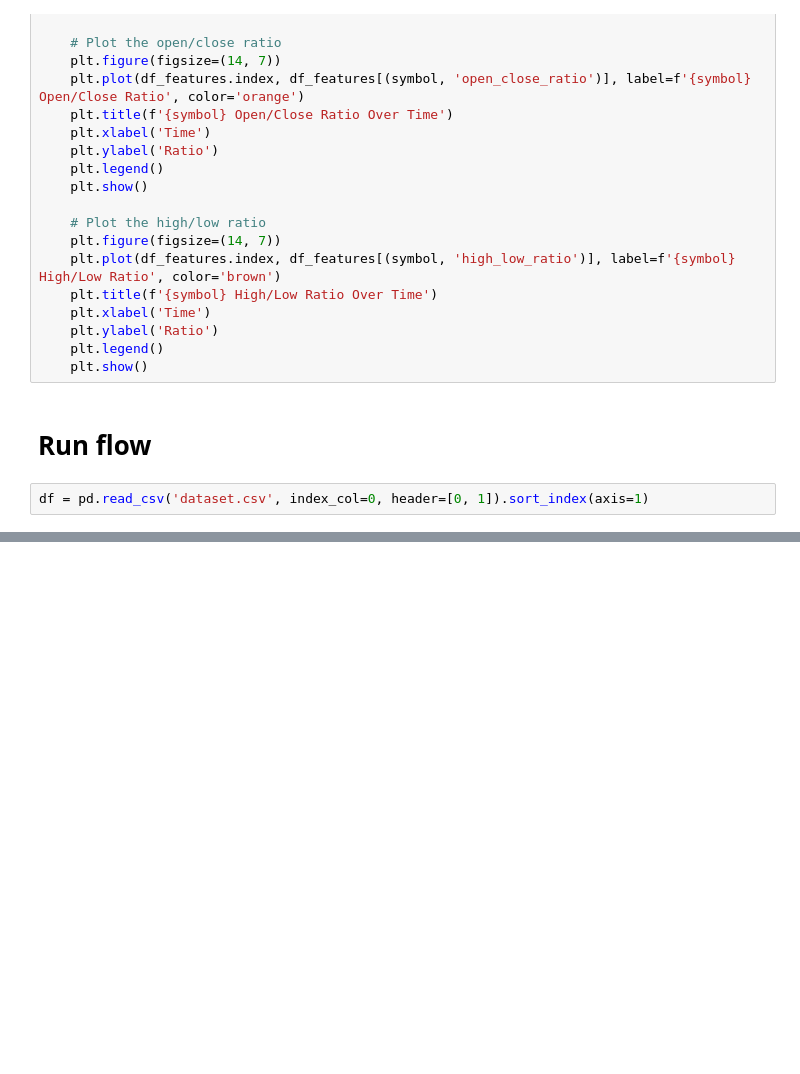
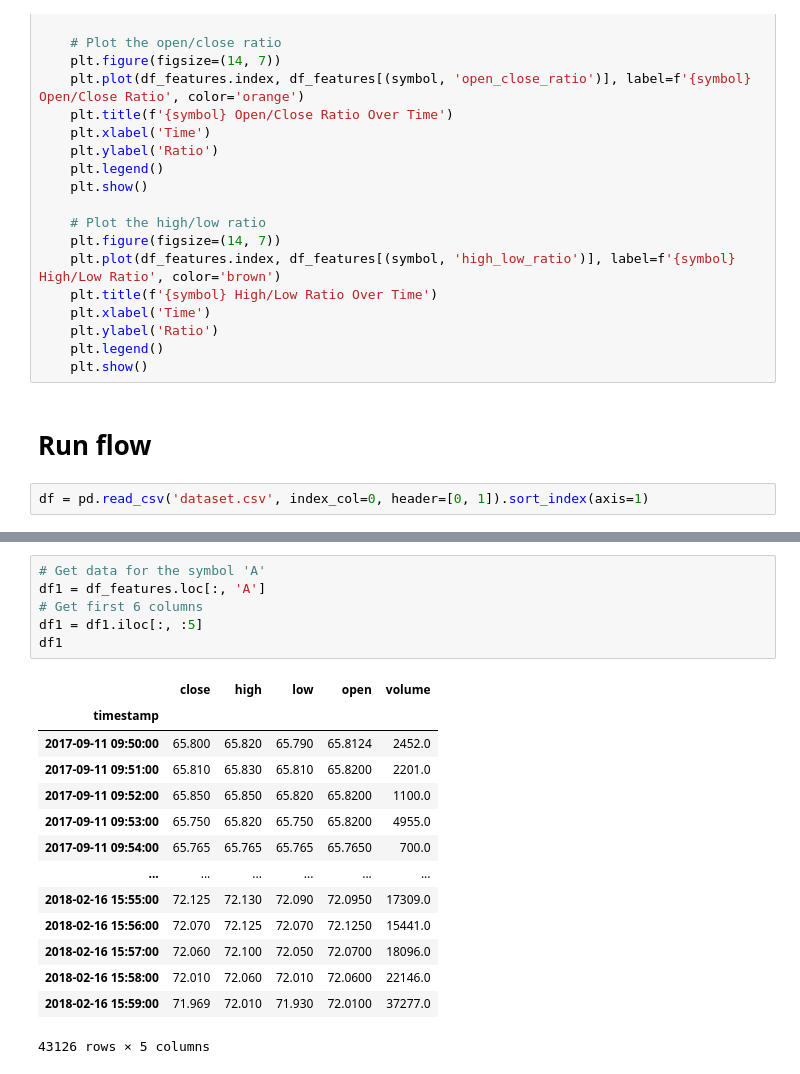
Before and after one commit to LHSang6403/thesis-xang-chuong, a Jupyter notebook: long-short-term-memory-model.ipynb, the cells around one changed output, grey strips where cells are left out. Drawn from its saved outputs; the diff is of its cells as text; blank space fills up the shorter version.

```diff
--- a/long-short-term-memory-model.ipynb
+++ b/long-short-term-memory-model.ipynb
@@ -207,0 +244,21 @@ timestamp
+# %%
+# Get data for the symbol 'A'
+df1 = df_features.loc[:, 'A']
+# Get first 6 columns
+df1 = df1.iloc[:, :5]
+df1
+# %% [output]
+|  | close | high | low | open | volume |
+| timestamp |  |  |  |  |  |
+| 2017-09-11 09:50:00 | 65.800 | 65.820 | 65.790 | 65.8124 | 2452.0 |
+| 2017-09-11 09:51:00 | 65.810 | 65.830 | 65.810 | 65.8200 | 2201.0 |
+| 2017-09-11 09:52:00 | 65.850 | 65.850 | 65.820 | 65.8200 | 1100.0 |
+| 2017-09-11 09:53:00 | 65.750 | 65.820 | 65.750 | 65.8200 | 4955.0 |
+| 2017-09-11 09:54:00 | 65.765 | 65.765 | 65.765 | 65.7650 | 700.0 |
+| ... | ... | ... | ... | ... | ... |
+| 2018-02-16 15:55:00 | 72.125 | 72.130 | 72.090 | 72.0950 | 17309.0 |
+| 2018-02-16 15:56:00 | 72.070 | 72.125 | 72.070 | 72.1250 | 15441.0 |
+| 2018-02-16 15:57:00 | 72.060 | 72.100 | 72.050 | 72.0700 | 18096.0 |
+| 2018-02-16 15:58:00 | 72.010 | 72.060 | 72.010 | 72.0600 | 22146.0 |
+| 2018-02-16 15:59:00 | 71.969 | 72.010 | 71.930 | 72.0100 | 37277.0 |
+43126 rows × 5 columns
```
Also changed, not shown: parts of 18 cells of this notebook.
